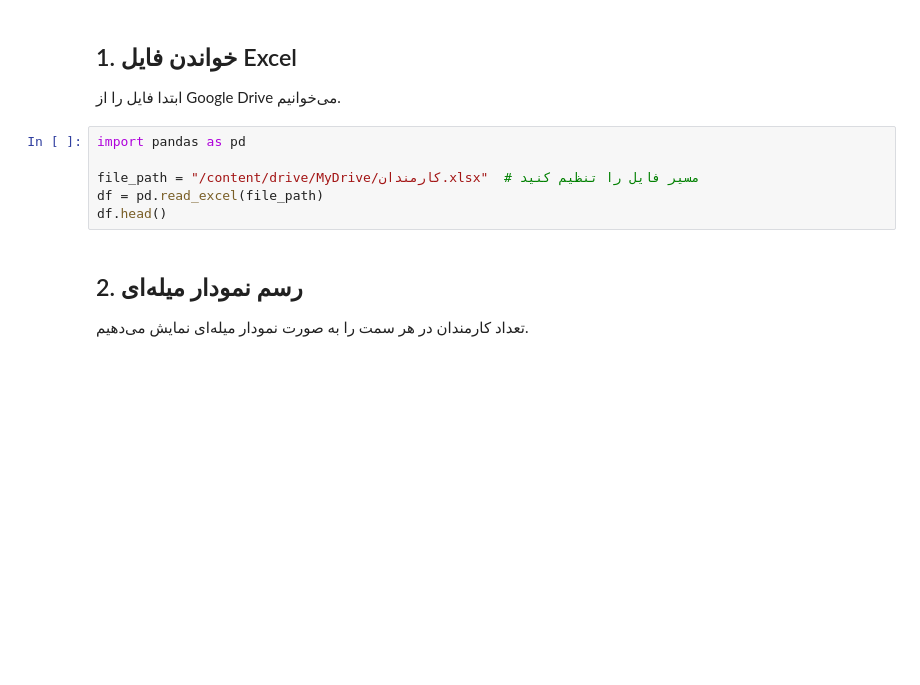
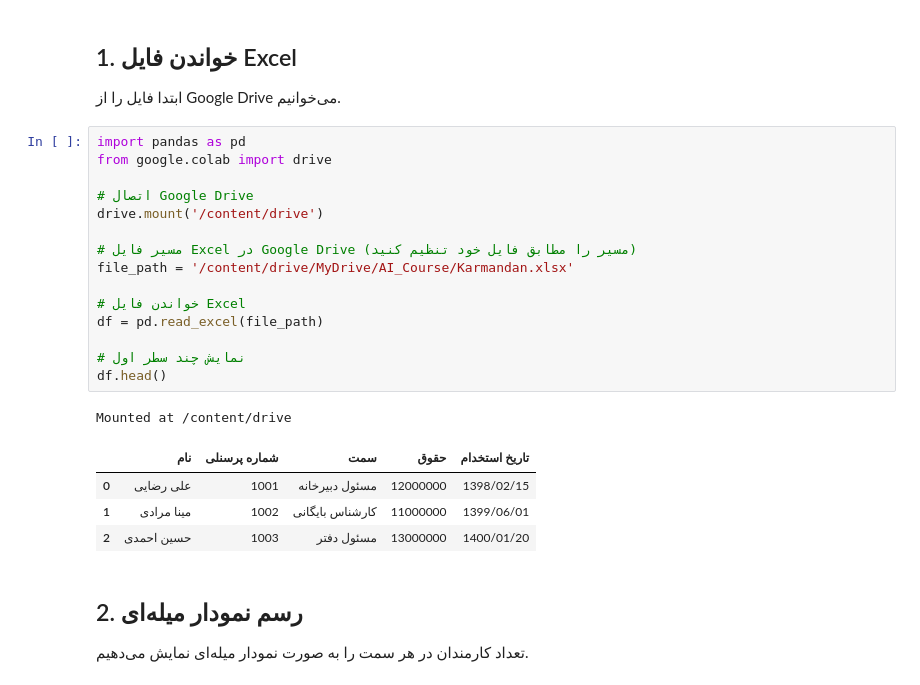
Before and after one commit to mahdieslaminet/AI_Course, a Jupyter notebook: جلسه۲_رسم_نمودار.ipynb, the cells around one changed output. Drawn from its saved outputs; the diff is of its cells as text; blank space fills up the shorter version.

```diff
--- a/جلسه۲_رسم_نمودار.ipynb
+++ b/جلسه۲_رسم_نمودار.ipynb
@@ -7,10 +9,25 @@
 ابتدا فایل را از Google Drive می‌خوانیم.
 # %%
 import pandas as pd
+from google.colab import drive
 
-file_path = "/content/drive/MyDrive/کارمندان.xlsx"  # مسیر فایل را تنظیم کنید
+# اتصال Google Drive
+drive.mount('/content/drive')
+
+# مسیر فایل Excel در Google Drive (مسیر را مطابق فایل خود تنظیم کنید)
+file_path = '/content/drive/MyDrive/AI_Course/Karmandan.xlsx'
+
+# خواندن فایل Excel
 df = pd.read_excel(file_path)
+
+# نمایش چند سطر اول
 df.head()
+# %% [output]
+Mounted at /content/drive
+|  | نام | شماره پرسنلی | سمت | حقوق | تاریخ استخدام |
+| 0 | علی رضایی | 1001 | مسئول دبیرخانه | 12000000 | 1398/02/15 |
+| 1 | مینا مرادی | 1002 | کارشناس بایگانی | 11000000 | 1399/06/01 |
+| 2 | حسین احمدی | 1003 | مسئول دفتر | 13000000 | 1400/01/20 |
 # %% [markdown]
 ## 2. رسم نمودار میله‌ای
 تعداد کارمندان در هر سمت را به صورت نمودار میله‌ای نمایش می‌دهیم.
```
Also changed, not shown: parts of 3 cells of this notebook.
